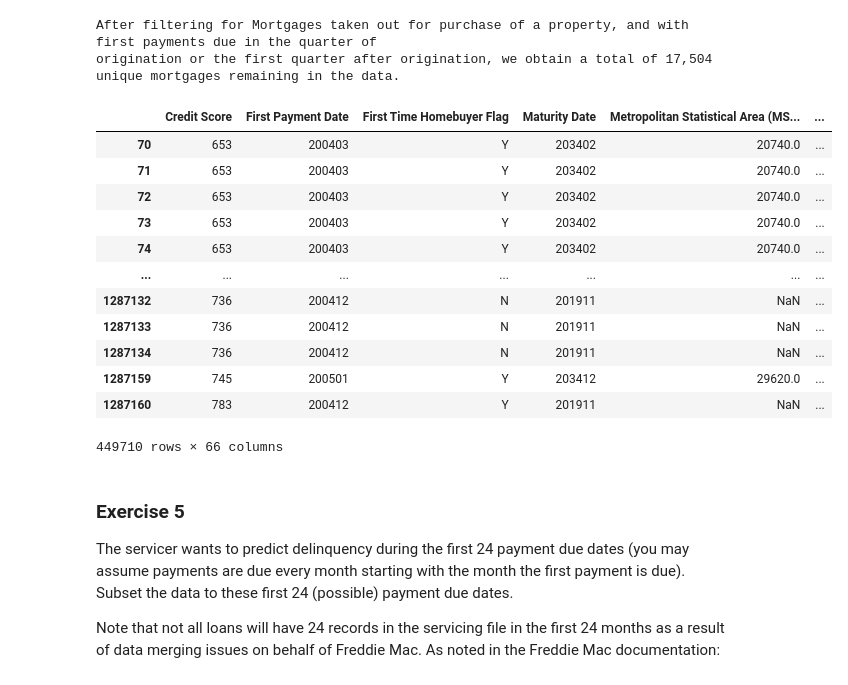
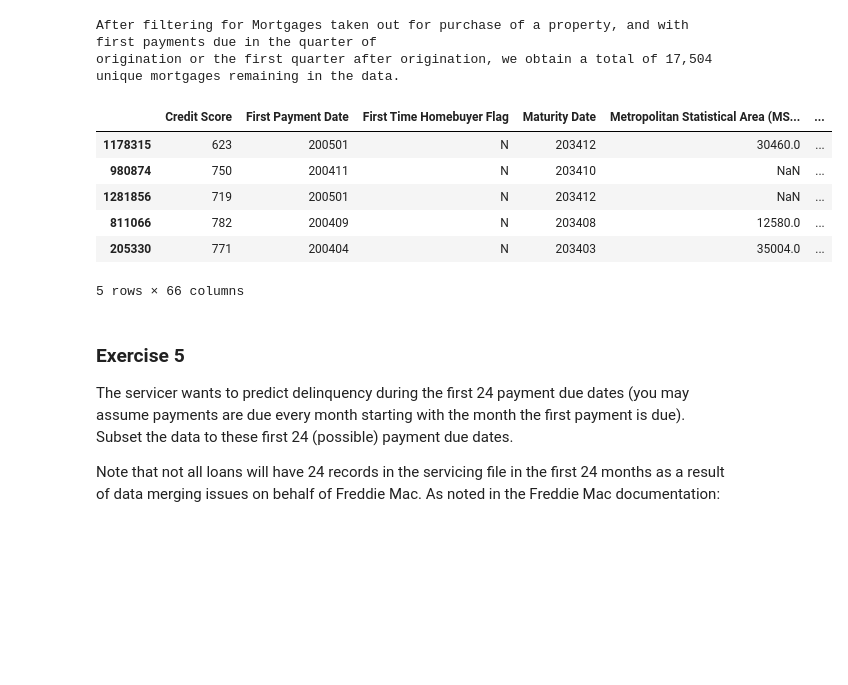
Before and after one commit to dani-jimlar/UDS_2024, a Jupyter notebook: exercise_passive_prediction.ipynb, the cells around one changed output. Saved outputs shown, nothing was run; the diff lists cells and outputs as text; code cells hidden in the pictures; blank space fills up the shorter version.

```diff
--- a/exercise_passive_prediction.ipynb
+++ b/exercise_passive_prediction.ipynb
@@ -264,21 +264,15 @@ print(
 After filtering for Mortgages taken out for purchase of a property, and with first payments due in the quarter of
 origination or the first quarter after origination, we obtain a total of 17,504 unique mortgages remaining in the data.
 # %%
-db_m_filtered
+db_m_filtered.sample(5)
 # %% [output]
 |  | Credit Score | First Payment Date | First Time Homebuyer Flag | Maturity Date | Metropolitan Statistical Area (MS... | ... |
-| 70 | 653 | 200403 | Y | 203402 | 20740.0 | ... |
-| 71 | 653 | 200403 | Y | 203402 | 20740.0 | ... |
-| 72 | 653 | 200403 | Y | 203402 | 20740.0 | ... |
-| 73 | 653 | 200403 | Y | 203402 | 20740.0 | ... |
-| 74 | 653 | 200403 | Y | 203402 | 20740.0 | ... |
-| ... | ... | ... | ... | ... | ... | ... |
-| 1287132 | 736 | 200412 | N | 201911 | NaN | ... |
-| 1287133 | 736 | 200412 | N | 201911 | NaN | ... |
-| 1287134 | 736 | 200412 | N | 201911 | NaN | ... |
-| 1287159 | 745 | 200501 | Y | 203412 | 29620.0 | ... |
-| 1287160 | 783 | 200412 | Y | 201911 | NaN | ... |
+| 1178315 | 623 | 200501 | N | 203412 | 30460.0 | ... |
+| 980874 | 750 | 200411 | N | 203410 | NaN | ... |
+| 1281856 | 719 | 200501 | N | 203412 | NaN | ... |
+| 811066 | 782 | 200409 | N | 203408 | 12580.0 | ... |
+| 205330 | 771 | 200404 | N | 203403 | 35004.0 | ... |
-449710 rows × 66 columns
+5 rows × 66 columns
 # %% [markdown]
 ### Exercise 5
 
```
Also changed, not shown: parts of 20 cells of this notebook.
